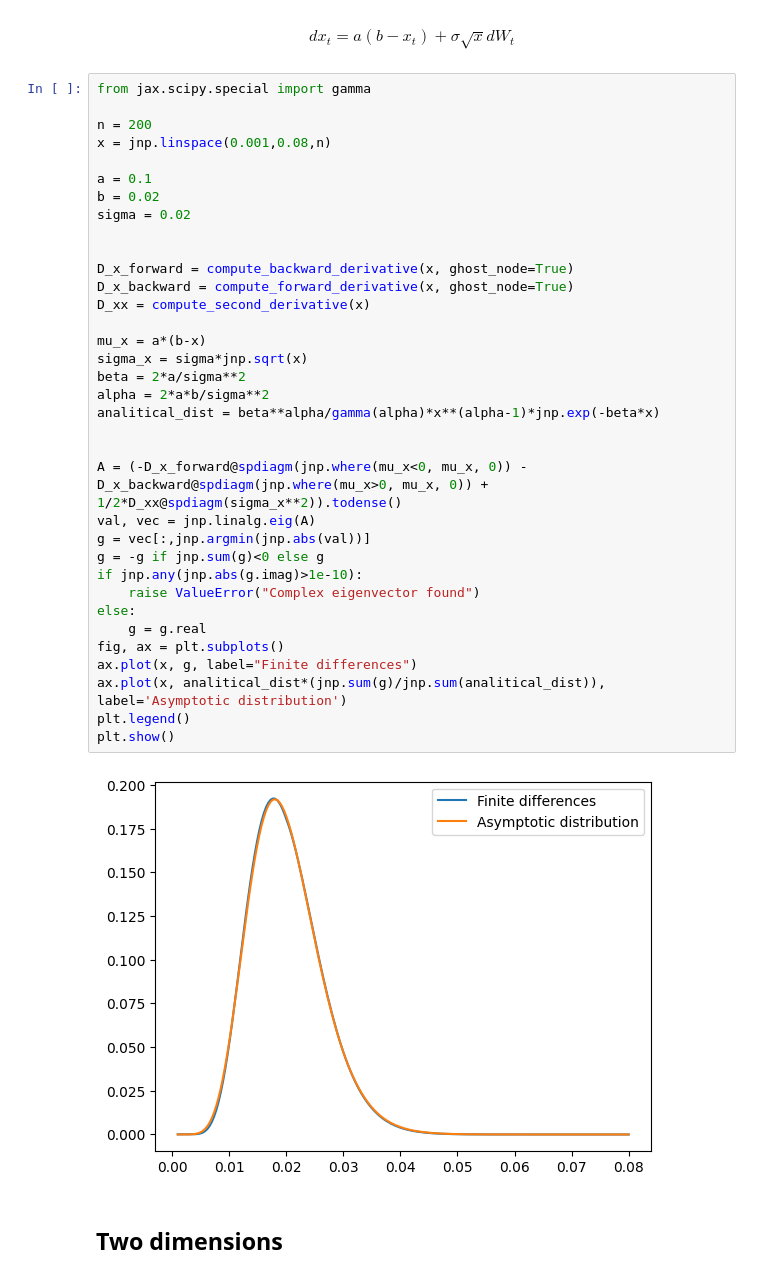
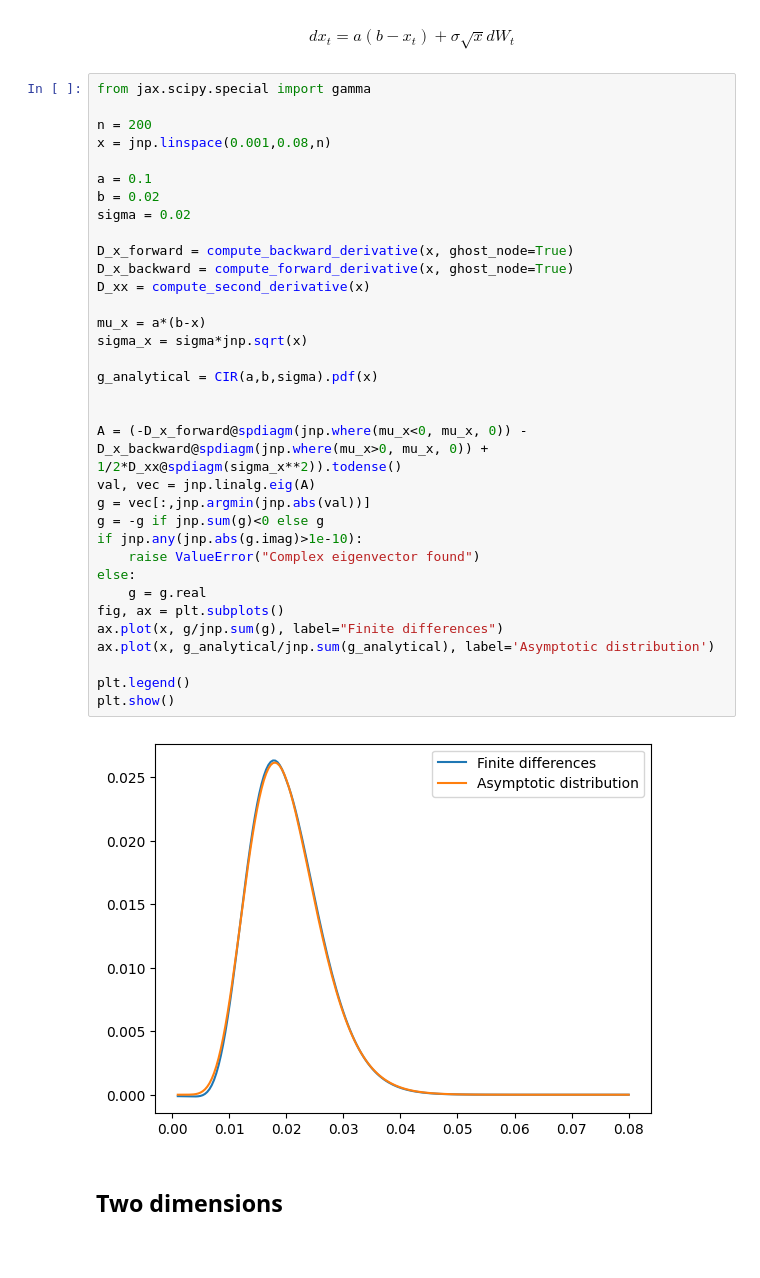
Before and after one commit to marcdelabarrera/pyutils, a Jupyter notebook: notebooks/kfe.ipynb, the cells around one changed output. Drawn from its saved outputs; the diff is of its cells as text; blank space fills up the shorter version.

```diff
--- a/notebooks/kfe.ipynb
+++ b/notebooks/kfe.ipynb
@@ -80,39 +71,38 @@ $$dx_t = a(b-x_t)+\sigma\sqrt{x}dW_t$$
 # %%
 from jax.scipy.special import gamma
 
 n = 200
 x = jnp.linspace(0.001,0.08,n)
 
 a = 0.1
 b = 0.02
 sigma = 0.02
 
-
 D_x_forward = compute_backward_derivative(x, ghost_node=True)
 D_x_backward = compute_forward_derivative(x, ghost_node=True)
 D_xx = compute_second_derivative(x)
 
 mu_x = a*(b-x)
 sigma_x = sigma*jnp.sqrt(x)
-beta = 2*a/sigma**2
-alpha = 2*a*b/sigma**2
-analitical_dist = beta**alpha/gamma(alpha)*x**(alpha-1)*jnp.exp(-beta*x)
+
+g_analytical = CIR(a,b,sigma).pdf(x)
 
 
 A = (-D_x_forward@spdiagm(jnp.where(mu_x<0, mu_x, 0)) - D_x_backward@spdiagm(jnp.where(mu_x>0, mu_x, 0)) + 1/2*D_xx@spdiagm(sigma_x**2)).todense()
 val, vec = jnp.linalg.eig(A)
 g = vec[:,jnp.argmin(jnp.abs(val))]
 g = -g if jnp.sum(g)<0 else g
 if jnp.any(jnp.abs(g.imag)>1e-10):
     raise ValueError("Complex eigenvector found")
 else:
     g = g.real
 fig, ax = plt.subplots()
-ax.plot(x, g, label="Finite differences")
-ax.plot(x, analitical_dist*(jnp.sum(g)/jnp.sum(analitical_dist)), label='Asymptotic distribution')
+ax.plot(x, g/jnp.sum(g), label="Finite differences")
+ax.plot(x, g_analytical/jnp.sum(g_analytical), label='Asymptotic distribution')
+
 plt.legend()
 plt.show()
 # %% [output]
-[figure, old version]
+[figure, new version]
 # %% [markdown]
 ## Two dimensions
```
Also changed, not shown: parts of 11 cells of this notebook, 7 other files.
